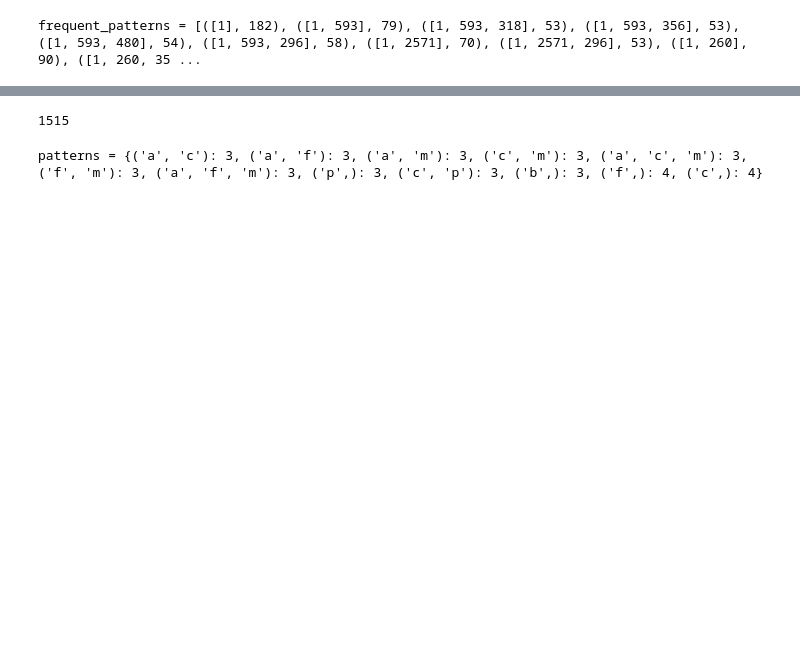
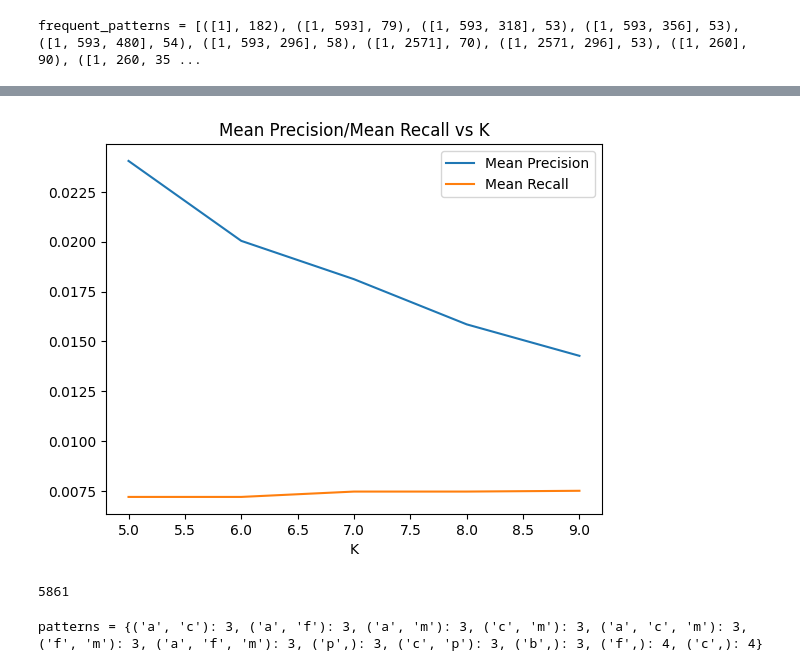
Before and after one commit to Deepti-debug/FP-growth-algorithm, a Jupyter notebook: assign_3.ipynb, the cells around one changed output, grey strips where cells are left out. Saved outputs shown, nothing was run; the diff lists cells and outputs as text; code cells hidden in the pictures; blank space fills up the shorter version.

```diff
--- a/assign_3.ipynb
+++ b/assign_3.ipynb
@@ -16,5 +16,10 @@ data = {100:['f', 'a', 'c', 'd', 'g', 'i', 'm', 'p'], 200:['a', 'b', 'c', 'f', '
 with open('train_dict.pickle', 'rb') as handle:
     data = pickle.load(handle)
 print(len(data))
+train_data = data
+with open('test_dict.pickle', 'rb') as handle:
+    test_data = pickle.load(handle)
+print(f"{train_data = }")
+print(f"{test_data = }")
 # %% [output]
 607
@@ -136,9 +142,9 @@ class FPGrowth:
 
 
 minsup = 50
-FPGrowth_obj = FPGrowth(data, minsup)
-header_table = FPGrowth_obj.find_frequent_items(data,minsup)
-root, header_table = FPGrowth_obj.construct_fptree(data, header_table)
+FPGrowth_obj = FPGrowth(train_data, minsup)
+header_table = FPGrowth_obj.find_frequent_items(train_data,minsup)
+root, header_table = FPGrowth_obj.construct_fptree(train_data, header_table)
 frequent_patterns = FPGrowth_obj.mine_frequent_patterns(header_table, minsup, [])
 print(f"{frequent_patterns = }")
 #For debugging
@@ -179,7 +185,7 @@ def mine_association_rules(data, frequent_patterns, minconf):
                             association_rule = [antecedant] + list(consequent)
                             flag = True
                             for x in association_rules_ls:
-                                if set(association_rule) == set(x[0]):
+                                if association_rule == x[0]:
                                     flag = False
                                     break
                             if flag == True:
@@ -210,7 +276,17 @@ frequent_pattern_ls = [[[1, 593], 79, 0.4340659340659341], [[1, 318], 53, 0.5329
+# %%
+import matplotlib.pyplot as plt
+plt.plot(k_ls, mean_precision_ls, label='Mean Precision')
+plt.plot(k_ls, mean_recall_ls, label='Mean Recall')
+plt.xlabel(f"K")
+plt.legend()
+plt.title(f"Mean Precision/Mean Recall vs K")
+plt.show()
+# %% [output]
+[figure, added]
 # %%
-print(len(frequent_pattern_ls))
+print(len(association_rules_ls))
 # %% [output]
-1515
+5861
 # %%
 #Testing with in-built python package
 transactions = [['f', 'a', 'c', 'd', 'g', 'i', 'm', 'p'], ['a', 'b', 'c', 'f', 'l', 'm', 'o'],['b', 'f', 'h', 'j', 'o'], \
```
Also changed, not shown: parts of 3 cells of this notebook, 2 other files.
